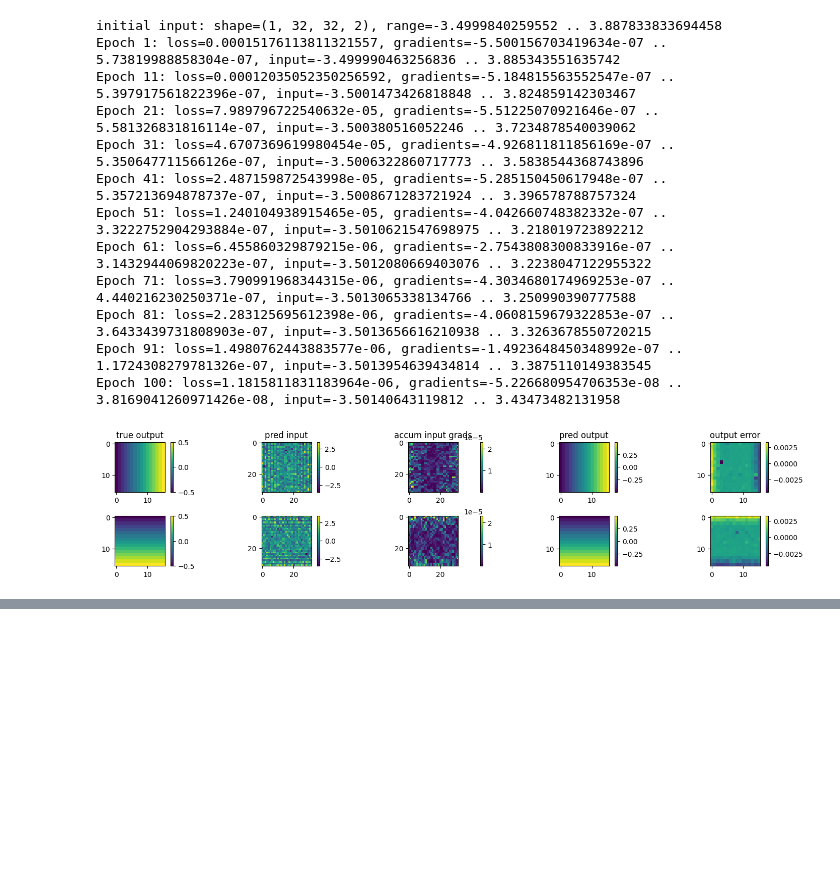
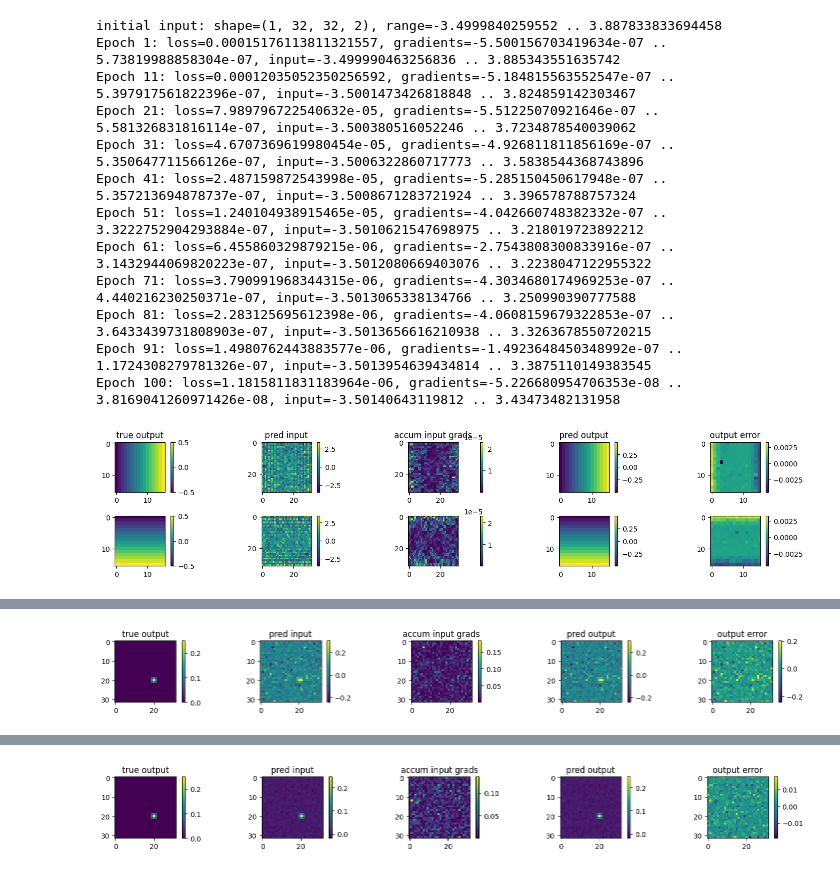
Before and after one commit to malcolmlett/robovac, a Jupyter notebook: doc/blog-202506/custom_layers_and_losses.ipynb, the cells around one changed output, grey strips where cells are left out. Saved outputs shown, nothing was run; the diff lists cells and outputs as text; code cells hidden in the pictures; blank space fills up the shorter version.

```diff
--- a/doc/blog-202506/custom_layers_and_losses.ipynb
+++ b/doc/blog-202506/custom_layers_and_losses.ipynb
@@ -713,0 +750,16 @@ Epoch 100: loss=1.1815811831183964e-06, gradients=-5.226680954706353e-08 .. 3.81
+# %%
+# Optimising input to directly minimise MSE loss against a groundtruth heatmap
+# - Notice that this converges very slowly. With lower numbers of epochs this may encourage the desired peak to appear,
+#   but the rest of the image remains quite loud.
+# - Only with higher numbers of epochs does the background fade away significantly.
+input = tf.keras.Input(shape=(32, 32, 1))
+true_output = blog.generate_heatmap_image(20, 20, 32, 32)
+true_output = tf.reshape(true_output, (1,32,32,1))
+
+model = tf.keras.Model(inputs=input, outputs=input)
+pred_input, accum_grads = optimise_input(model, true_output, epochs=50, loss_fn='mse')
+plot_input_optimisation(model, true_output, pred_input, accum_grads)
+
+pred_input, accum_grads = optimise_input(model, true_output, epochs=100, loss_fn='mse')
+plot_input_optimisation(model, true_output, pred_input, accum_grads)
+# %% [output]
@@ -713,0 +778 @@ Epoch 100: loss=1.1815811831183964e-06, gradients=-5.226680954706353e-08 .. 3.81
+[figure, added]
@@ -713,0 +791 @@ Epoch 100: loss=1.1815811831183964e-06, gradients=-5.226680954706353e-08 .. 3.81
+[figure, added]
```
Also changed, not shown: parts of 16 cells of this notebook.
